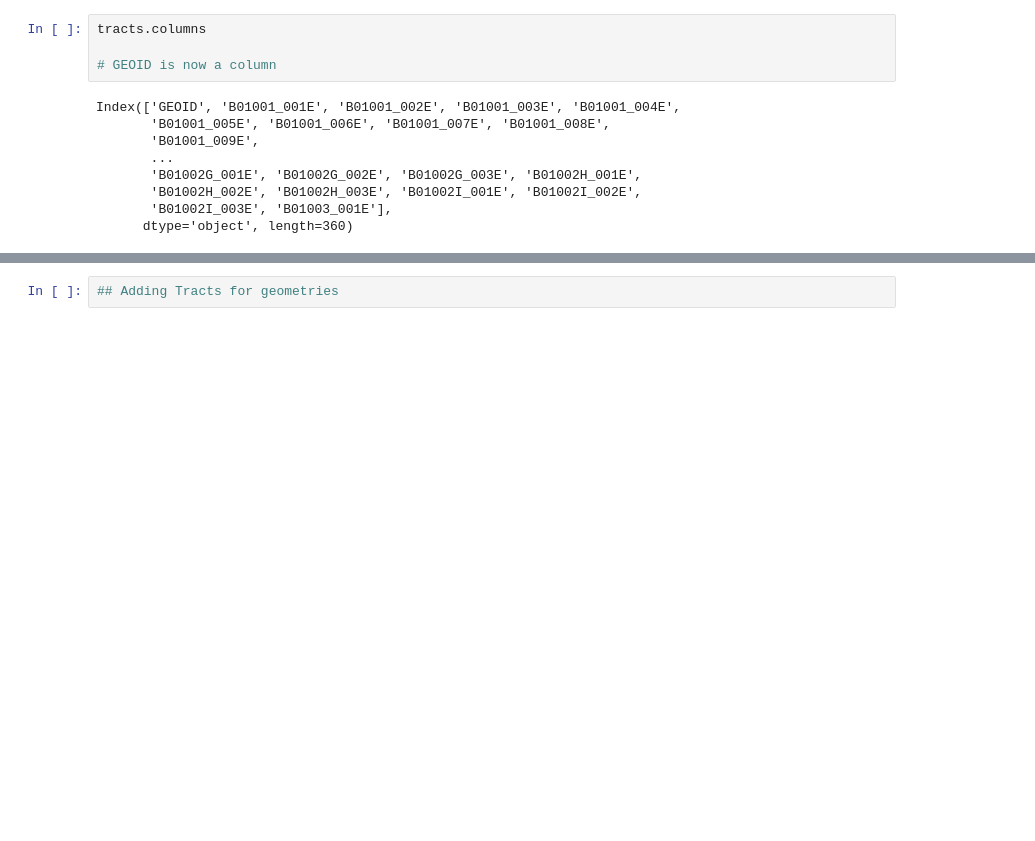
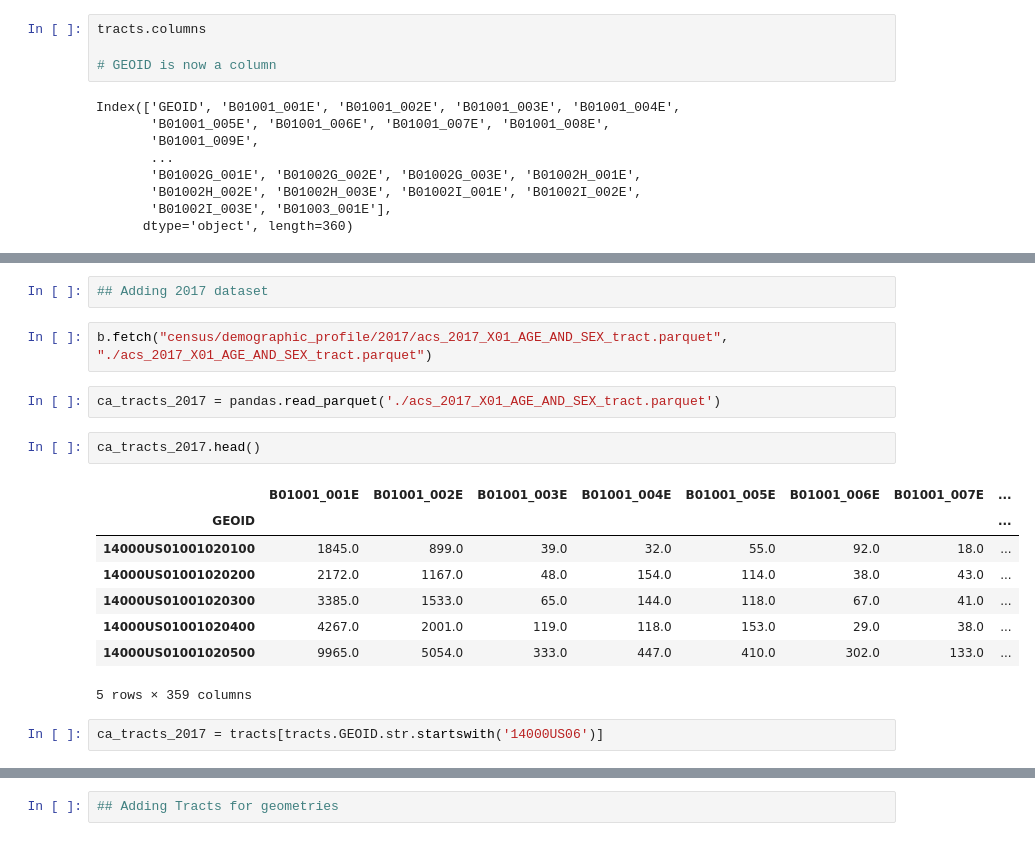
Before and after one commit to nnasr001/PBPL280S21Project1, a Jupyter notebook: Demographics.ipynb, the cells around one changed output, grey strips where cells are left out. Cells and saved outputs as stored; diff of their text form; blank space fills up the shorter version.

```diff
--- a/Demographics.ipynb
+++ b/Demographics.ipynb
@@ -92,0 +90,19 @@ ca_tracts.rename(columns={'B01001_001E':'Estimate_Total','B01001_002E':'Estimate
+# %%
+## Adding 2017 dataset
+# %%
+b.fetch("census/demographic_profile/2017/acs_2017_X01_AGE_AND_SEX_tract.parquet", "./acs_2017_X01_AGE_AND_SEX_tract.parquet")
+# %%
+ca_tracts_2017 = pandas.read_parquet('./acs_2017_X01_AGE_AND_SEX_tract.parquet')
+# %%
+ca_tracts_2017.head()
+# %% [output]
+|  | B01001_001E | B01001_002E | B01001_003E | B01001_004E | B01001_005E | B01001_006E | B01001_007E | ... |
+| GEOID |  |  |  |  |  |  |  | ... |
+| 14000US01001020100 | 1845.0 | 899.0 | 39.0 | 32.0 | 55.0 | 92.0 | 18.0 | ... |
+| 14000US01001020200 | 2172.0 | 1167.0 | 48.0 | 154.0 | 114.0 | 38.0 | 43.0 | ... |
+| 14000US01001020300 | 3385.0 | 1533.0 | 65.0 | 144.0 | 118.0 | 67.0 | 41.0 | ... |
+| 14000US01001020400 | 4267.0 | 2001.0 | 119.0 | 118.0 | 153.0 | 29.0 | 38.0 | ... |
+| 14000US01001020500 | 9965.0 | 5054.0 | 333.0 | 447.0 | 410.0 | 302.0 | 133.0 | ... |
+5 rows × 359 columns
+# %%
+ca_tracts_2017 = tracts[tracts.GEOID.str.startswith('14000US06')]
```
Also changed, not shown: parts of 21 cells of this notebook.
